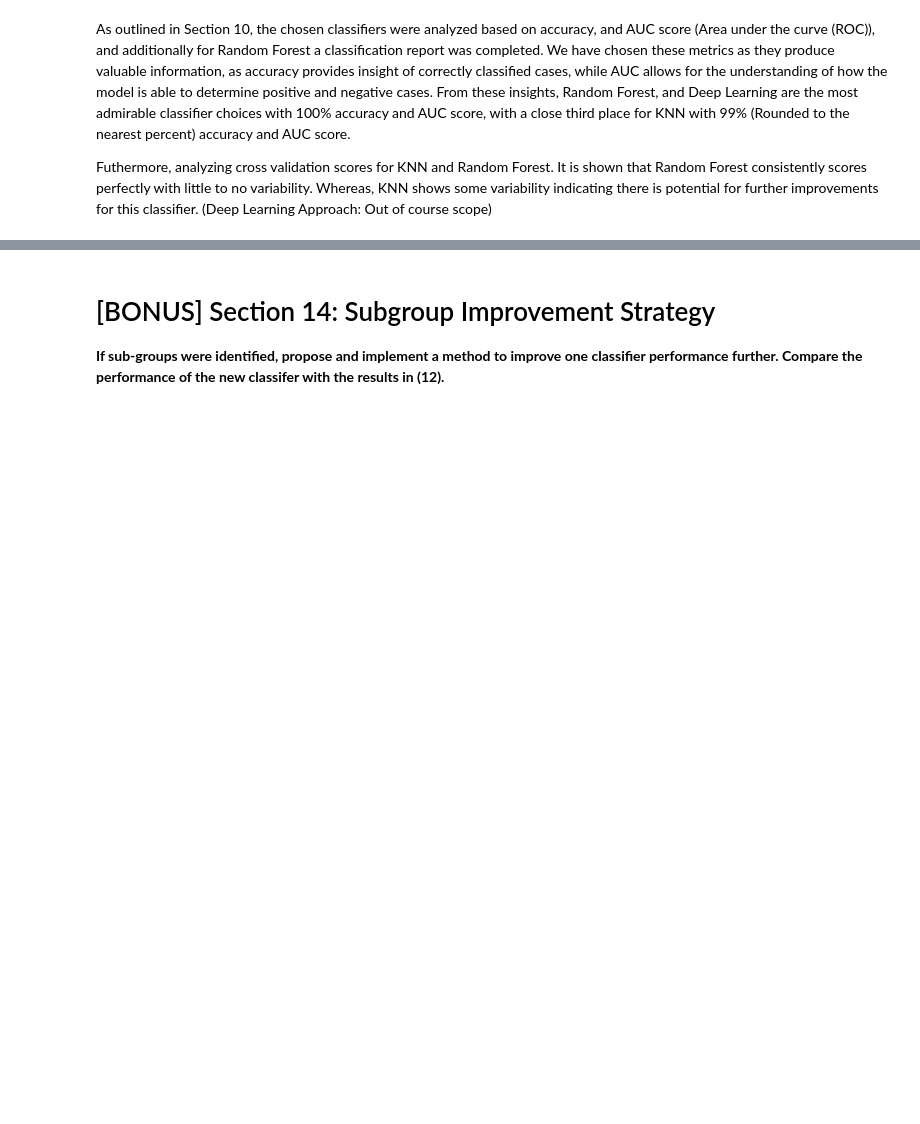
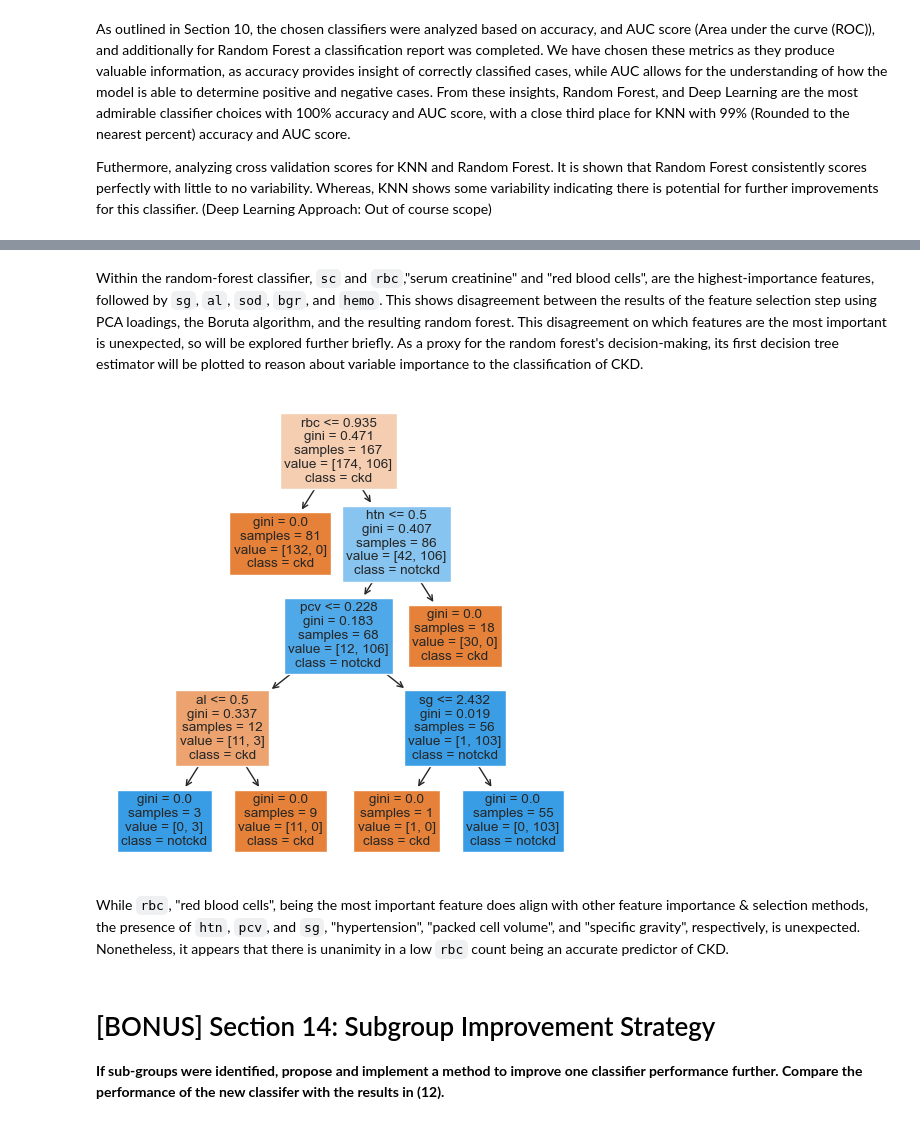
Before and after one commit to kyleosung/Stats_3DA3_A6, a Jupyter notebook: assignment6.ipynb, the cells around one changed output, grey strips where cells are left out. Saved outputs shown, nothing was run; the diff lists cells and outputs as text; code cells hidden in the pictures; blank space fills up the shorter version.

```diff
--- a/assignment6.ipynb
+++ b/assignment6.ipynb
@@ -1156,0 +1171,8 @@ Worked on by:
+# %%
+# Use all cores
+boruta_forest = RandomForestClassifier(n_jobs=-1)
+
+ckd_feat_selector = boruta_py.BorutaPy(boruta_forest, max_iter=20)
+ckd_feat_selector.fit(X_train, y_train.values.ravel())
+
+X_train_filtered = ckd_feat_selector.transform(X_train)
@@ -1188,3 +1276,16 @@ Worked on by:
+# %% [markdown]
+Within the random-forest classifier, `sc` and `rbc`,"serum creatinine" and "red blood cells", are the highest-importance features, followed by `sg`, `al`, `sod`, `bgr`, and `hemo`. This shows disagreement between the results of the feature selection step using PCA loadings, the Boruta algorithm, and the resulting random forest. This disagreement on which features are the most important is unexpected, so will be explored further briefly. As a proxy for the random forest's decision-making, its first decision tree estimator will be plotted to reason about variable importance to the classification of CKD.
+# %%
+fig, ax = plt.subplots(1, 1, figsize=(6, 6))
+
+plot_tree(rf_after_fe.estimators_[0],
+          feature_names=ckd_features.columns[ckd_feat_selector.support_].tolist(),
+          class_names=ckd_target['class'].unique().tolist(),
+          filled=True);
+# %% [output]
+[figure, added]
+# %% [markdown]
+While `rbc`, "red blood cells", being the most important feature does align with other feature importance & selection methods, the presence of `htn`, `pcv`, and `sg`, "hypertension", "packed cell volume", and "specific gravity", respectively, is unexpected. Nonetheless, it appears that there is unanimity in a low `rbc` count being an accurate predictor of CKD.
 # %% [markdown]
 # [BONUS] Section 14: Subgroup Improvement Strategy
 
```
Also changed, not shown: parts of 32 cells of this notebook, 1 other file.
